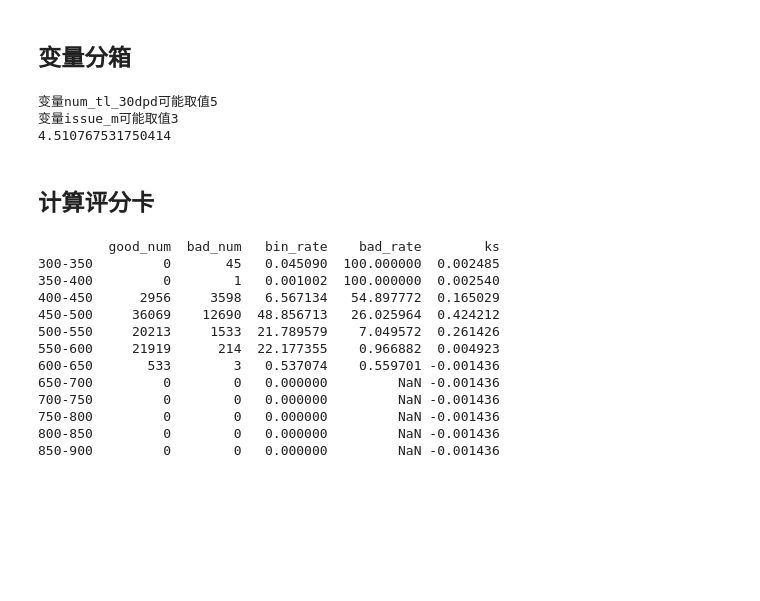
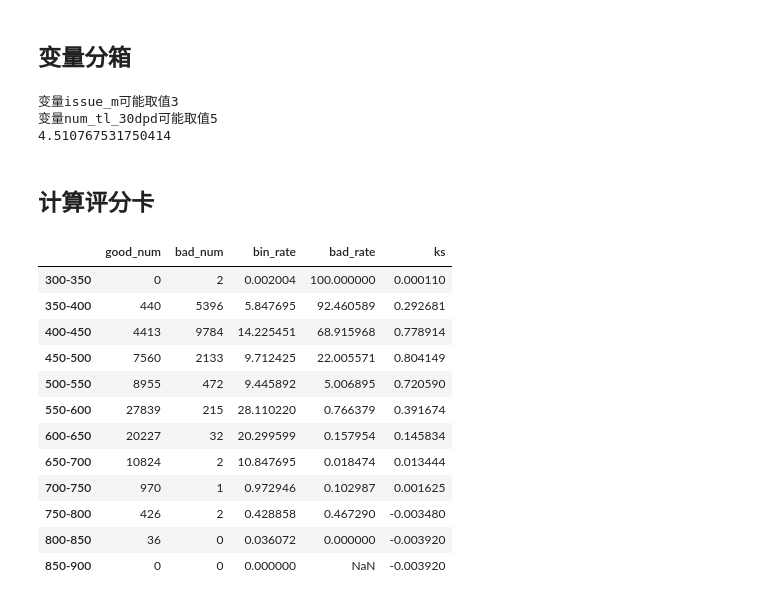
Before and after one commit to jack139/risk_ctrl_test, a Jupyter notebook: test2/risk_ctrl_infer.ipynb, the cells around one changed output. Cells and saved outputs as stored; diff of their text form; code cells hidden in the pictures; blank space fills up the shorter version.

```diff
--- a/test2/risk_ctrl_infer.ipynb
+++ b/test2/risk_ctrl_infer.ipynb
@@ -308,8 +308,8 @@ desc_list = df_1.describe()
 #    msno.bar(df_1[var_list[start:stop]],labels=True, fontsize=10)
 #    plt.xticks(rotation=30)
 # %%
-##删除缺失值比率超过40%的变量
-df_1,na_del = del_na(df_1,list(df_1.columns),rate=0.9)
+##删除缺失值比率超过95%的变量
+df_1,na_del = del_na(df_1,list(df_1.columns),rate=0.95)
 len(na_del)
 ##删除行全为缺失值
 df_1.dropna(axis=0,how='all',inplace=True)
@@ -421,8 +421,8 @@ for s in set(numerical_var):
 data_test = df_1
 print(sum(data_test.target==0)/data_test.target.sum())
 # %% [output]
+变量issue_m可能取值3
 变量num_tl_30dpd可能取值5
-变量issue_m可能取值3
 4.510767531750414
 # %% [markdown]
 ## 计算评分卡
@@ -452,44 +452,44 @@ df_all_score.score[df_all_score.score >900] = 900
 ##简单的分数区间计算
 good_total = sum(df_all_score.target == 0)
 bad_total = sum(df_all_score.target == 1)
 score_bin = np.arange(300,950,50)
 bin_rate = []
 bad_rate = []
 ks = []
 good_num = []
 bad_num = []
 for i in range(len(score_bin)-1):
     ##取出分数区间的样本
     if score_bin[i+1] == 900:
         index_1 = (df_all_score.score >= score_bin[i]) & (df_all_score.score <= score_bin[i+1])
     else:
         index_1 = (df_all_score.score >= score_bin[i]) & (df_all_score.score < score_bin[i+1])
     df_temp = df_all_score.loc[index_1,['target','score']]
     ##计算该分数区间的指标
     good_num.append(sum(df_temp.target==0))
     bad_num.append(sum(df_temp.target==1))
     ##区间样本率
     bin_rate.append(df_temp.shape[0]/df_all_score.shape[0]*100)
     ##坏样本率
     bad_rate.append(df_temp.target.sum()/df_temp.shape[0]*100)
     ##以该分数为注入分数的ks值
     ks.append(sum(bad_num[0:i+1])/bad_total - sum(good_num[0:i+1])/good_total )
 
 index_range = [f'{i}-{i+50}' for i in score_bin if i!=900]
 df_result = pd.DataFrame({'good_num':good_num,'bad_num':bad_num,'bin_rate':bin_rate,
                          'bad_rate':bad_rate,'ks':ks},index=index_range)
-print(df_result)
+df_result
 # %% [output]
-         good_num  bad_num   bin_rate    bad_rate        ks
-300-350         0       45   0.045090  100.000000  0.002485
-350-400         0        1   0.001002  100.000000  0.002540
-400-450      2956     3598   6.567134   54.897772  0.165029
-450-500     36069    12690  48.856713   26.025964  0.424212
-500-550     20213     1533  21.789579    7.049572  0.261426
-550-600     21919      214  22.177355    0.966882  0.004923
-600-650       533        3   0.537074    0.559701 -0.001436
-650-700         0        0   0.000000         NaN -0.001436
-700-750         0        0   0.000000         NaN -0.001436
-750-800         0        0   0.000000         NaN -0.001436
-800-850         0        0   0.000000         NaN -0.001436
-850-900         0        0   0.000000         NaN -0.001436
+|  | good_num | bad_num | bin_rate | bad_rate | ks |
+| 300-350 | 0 | 2 | 0.002004 | 100.000000 | 0.000110 |
+| 350-400 | 440 | 5396 | 5.847695 | 92.460589 | 0.292681 |
+| 400-450 | 4413 | 9784 | 14.225451 | 68.915968 | 0.778914 |
+| 450-500 | 7560 | 2133 | 9.712425 | 22.005571 | 0.804149 |
+| 500-550 | 8955 | 472 | 9.445892 | 5.006895 | 0.720590 |
+| 550-600 | 27839 | 215 | 28.110220 | 0.766379 | 0.391674 |
+| 600-650 | 20227 | 32 | 20.299599 | 0.157954 | 0.145834 |
+| 650-700 | 10824 | 2 | 10.847695 | 0.018474 | 0.013444 |
+| 700-750 | 970 | 1 | 0.972946 | 0.102987 | 0.001625 |
+| 750-800 | 426 | 2 | 0.428858 | 0.467290 | -0.003480 |
+| 800-850 | 36 | 0 | 0.036072 | 0.000000 | -0.003920 |
+| 850-900 | 0 | 0 | 0.000000 | NaN | -0.003920 |
```
Also changed, not shown: 1 other file.
